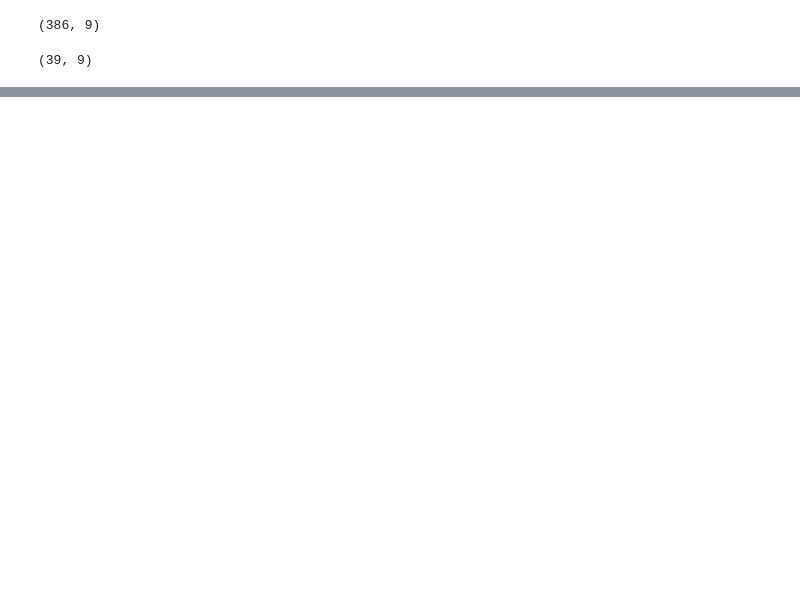
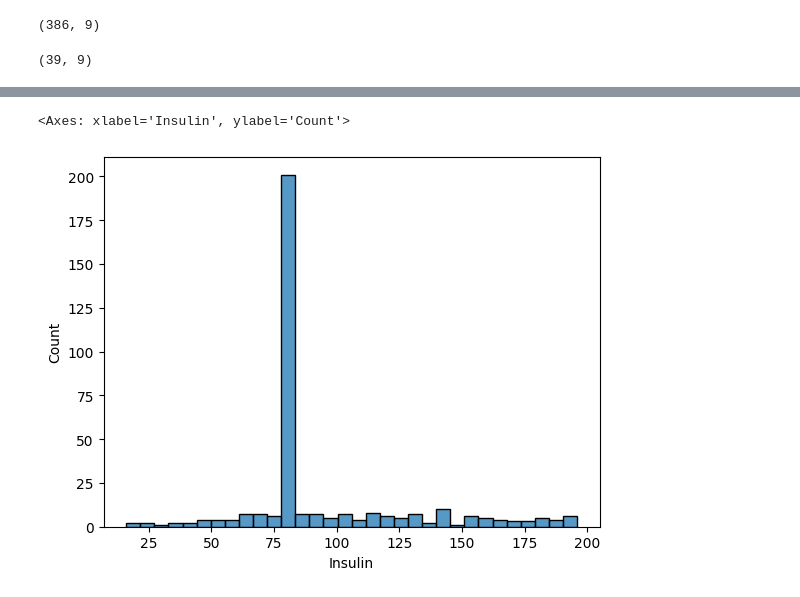
Before and after one commit to FeLipe-133/Trabajo-mate-para-cs, a Jupyter notebook: src/Preprocessing_Data/3_processing_dataset.ipynb, the cells around one changed output, grey strips where cells are left out. Cells and saved outputs as stored; diff of their text form; code cells hidden in the pictures; blank space fills up the shorter version.

```diff
--- a/src/Preprocessing_Data/3_processing_dataset.ipynb
+++ b/src/Preprocessing_Data/3_processing_dataset.ipynb
@@ -63,3 +69,10 @@ X_test.shape
 (39, 9)
 # %%
 X_test.to_csv("../../results/4_testing_mix.csv", index= False)
+# %%
+response = X_train["Outcome"]
+X_values = X_train.drop(columns=["Outcome"])
+# %%
+X_values_to_standarize = X_values[['Pregnancies', 'Glucose', 'BloodPressure', 'SkinThickness', 'Insulin',
+       'BMI', 'DiabetesPedigreeFunction']]
+X_values_to_standarize
@@ -65,0 +105,5 @@ X_test.to_csv("../../results/4_testing_mix.csv", index= False)
+# %%
+sns.histplot(data = X_values_to_standarize, x='Insulin')
+# %% [output]
+<Axes: xlabel='Insulin', ylabel='Count'>
+[figure, added]
```
Also changed, not shown: parts of 4 cells of this notebook.
